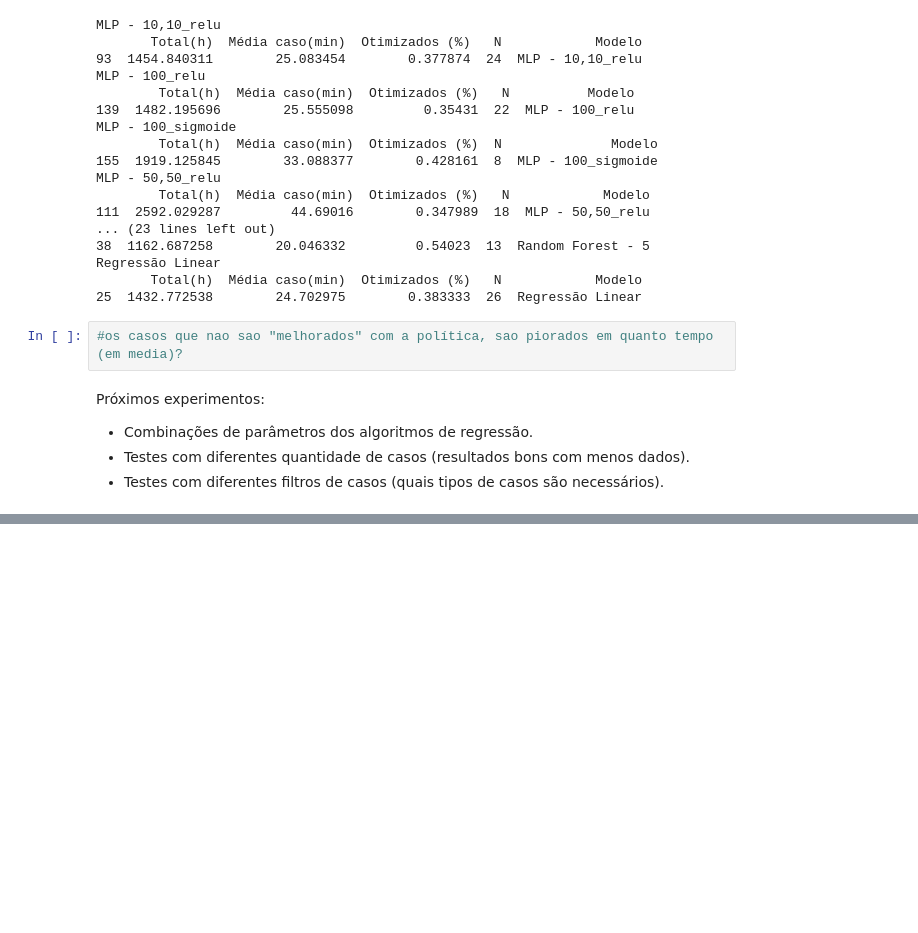
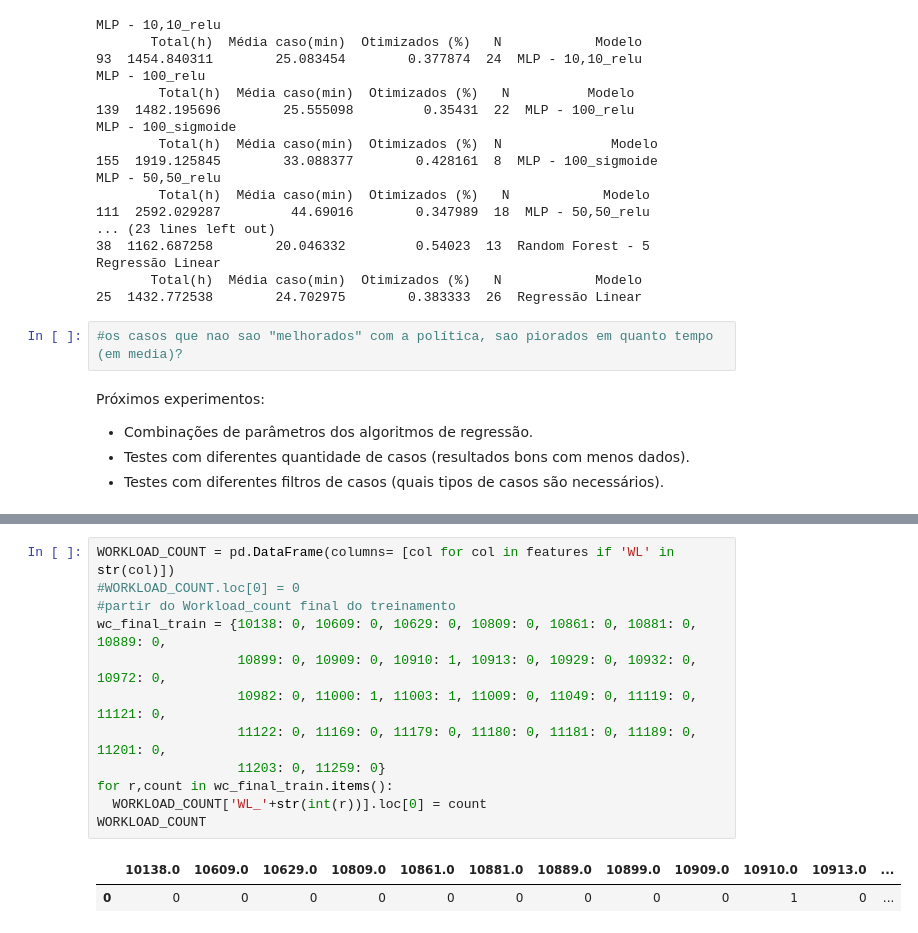
Before and after one commit to thaisneubauer/PPAR2021, a Jupyter notebook: BPI_Challenge_2012_03RL_Results'_Analysis.ipynb, the cells around one changed output, grey strips where cells are left out. Cells and saved outputs as stored; diff of their text form; blank space fills up the shorter version.

```diff
--- a/BPI_Challenge_2012_03RL_Results'_Analysis.ipynb
+++ b/BPI_Challenge_2012_03RL_Results'_Analysis.ipynb
@@ -261,0 +375,15 @@ Próximos experimentos:
+# %%
+WORKLOAD_COUNT = pd.DataFrame(columns= [col for col in features if 'WL' in str(col)])
+#WORKLOAD_COUNT.loc[0] = 0
+#partir do Workload_count final do treinamento
+wc_final_train = {10138: 0, 10609: 0, 10629: 0, 10809: 0, 10861: 0, 10881: 0, 10889: 0,
+                  10899: 0, 10909: 0, 10910: 1, 10913: 0, 10929: 0, 10932: 0, 10972: 0,
+                  10982: 0, 11000: 1, 11003: 1, 11009: 0, 11049: 0, 11119: 0, 11121: 0,
+                  11122: 0, 11169: 0, 11179: 0, 11180: 0, 11181: 0, 11189: 0, 11201: 0,
+                  11203: 0, 11259: 0}
+for r,count in wc_final_train.items():
+  WORKLOAD_COUNT['WL_'+str(int(r))].loc[0] = count
+WORKLOAD_COUNT
+# %% [output]
+|  | 10138.0 | 10609.0 | 10629.0 | 10809.0 | 10861.0 | 10881.0 | 10889.0 | 10899.0 | 10909.0 | 10910.0 | 10913.0 | ... |
+| 0 | 0 | 0 | 0 | 0 | 0 | 0 | 0 | 0 | 0 | 1 | 0 | ... |
```
Also changed, not shown: parts of 22 cells of this notebook.
